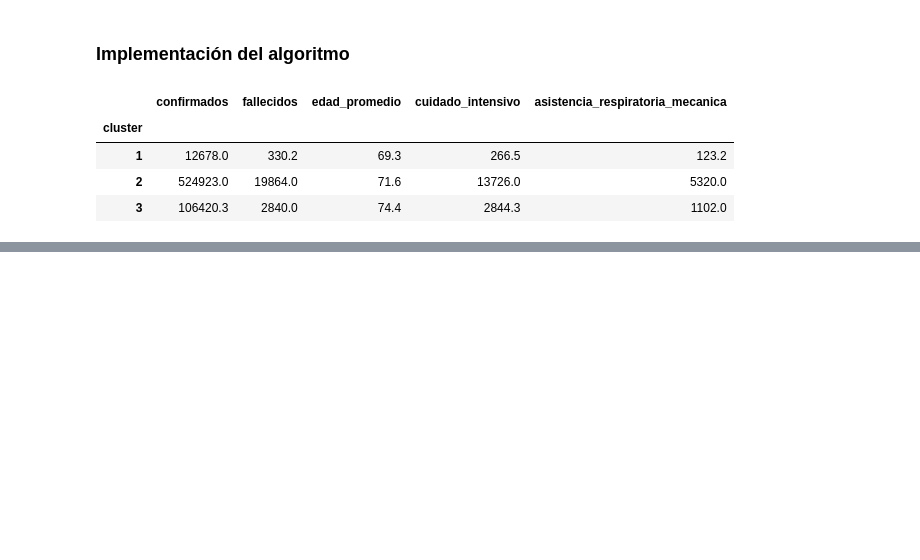
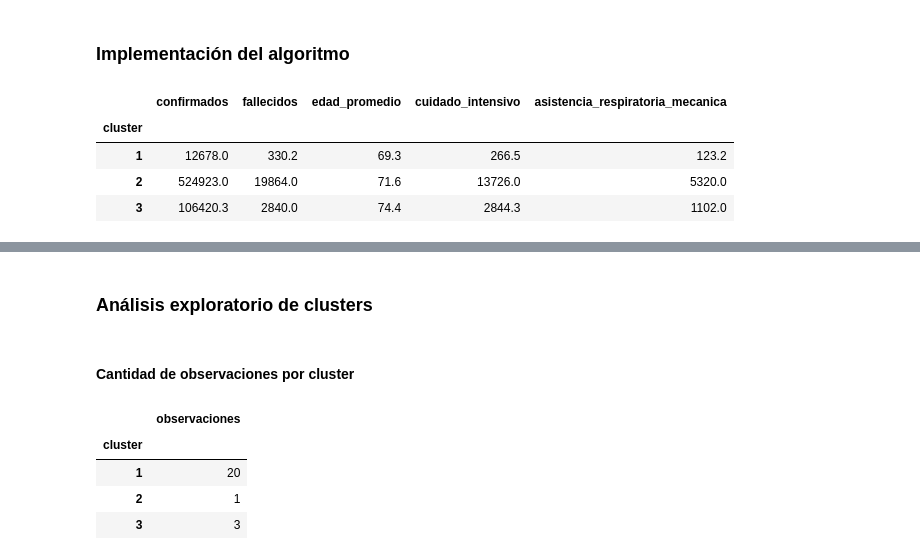
Before and after one commit to ldidone/mentoria-diplodatos, a Jupyter notebook: Practico 5/Aprendizaje_No_Supervisado.ipynb, the cells around one changed output, grey strips where cells are left out. Cells and saved outputs as stored; diff of their text form; code cells hidden in the pictures; blank space fills up the shorter version.

```diff
--- a/Practico 5/Aprendizaje_No_Supervisado.ipynb
+++ b/Practico 5/Aprendizaje_No_Supervisado.ipynb
@@ -206,0 +237,14 @@ iplot(fig)
+# %% [markdown]
+### Análisis exploratorio de clusters
+# %% [markdown]
+#### Cantidad de observaciones por cluster
+# %%
+dataset_km_sub_concat_count = dataset_km_sub_concat.groupby(by=['cluster']).count()[['residencia_provincia_nombre']]
+dataset_km_sub_concat_count.columns = ['observaciones']
+dataset_km_sub_concat_count
+# %% [output]
+|  | observaciones |
+| cluster |  |
+| 1 | 20 |
+| 2 | 1 |
+| 3 | 3 |
```
Also changed, not shown: parts of 10 cells of this notebook.
